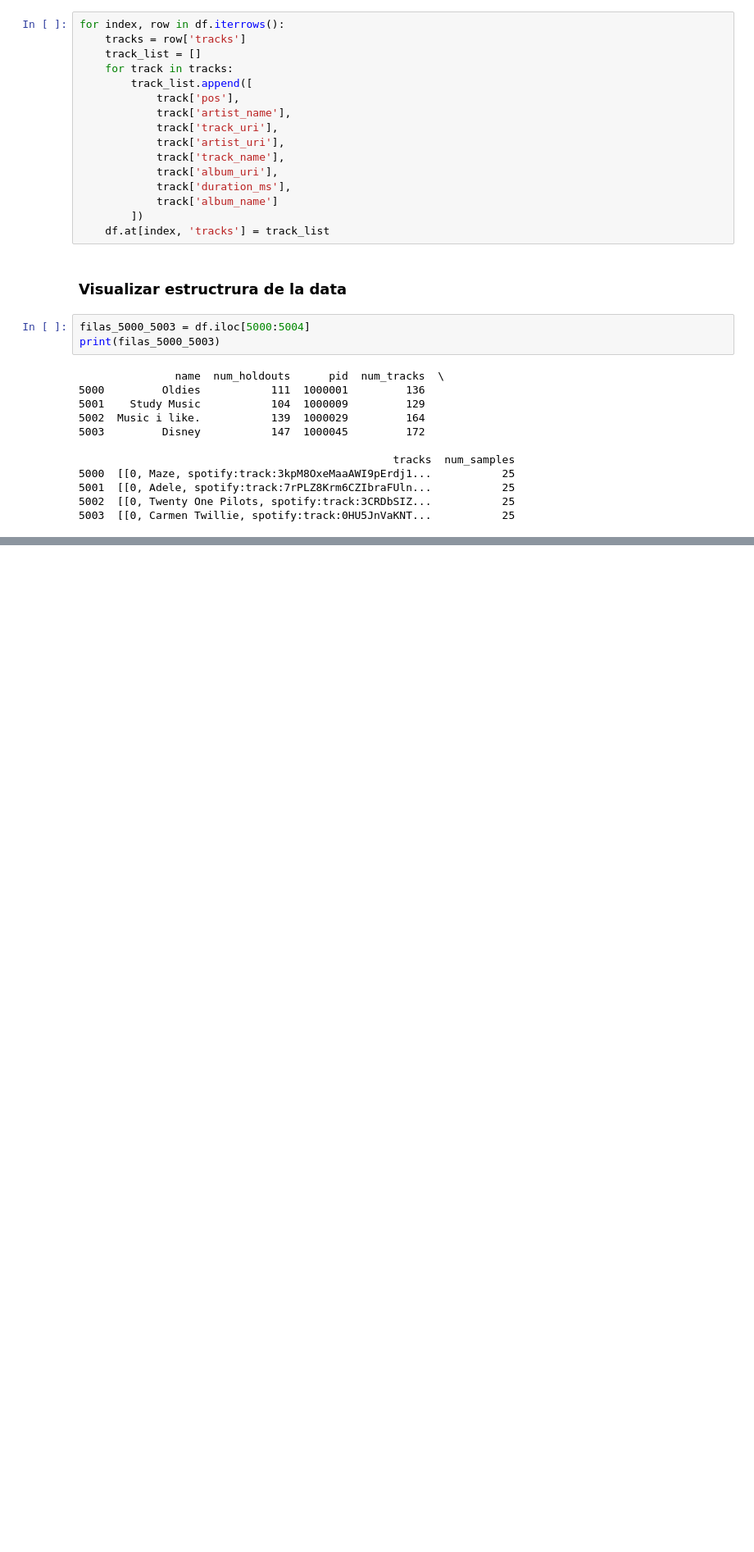
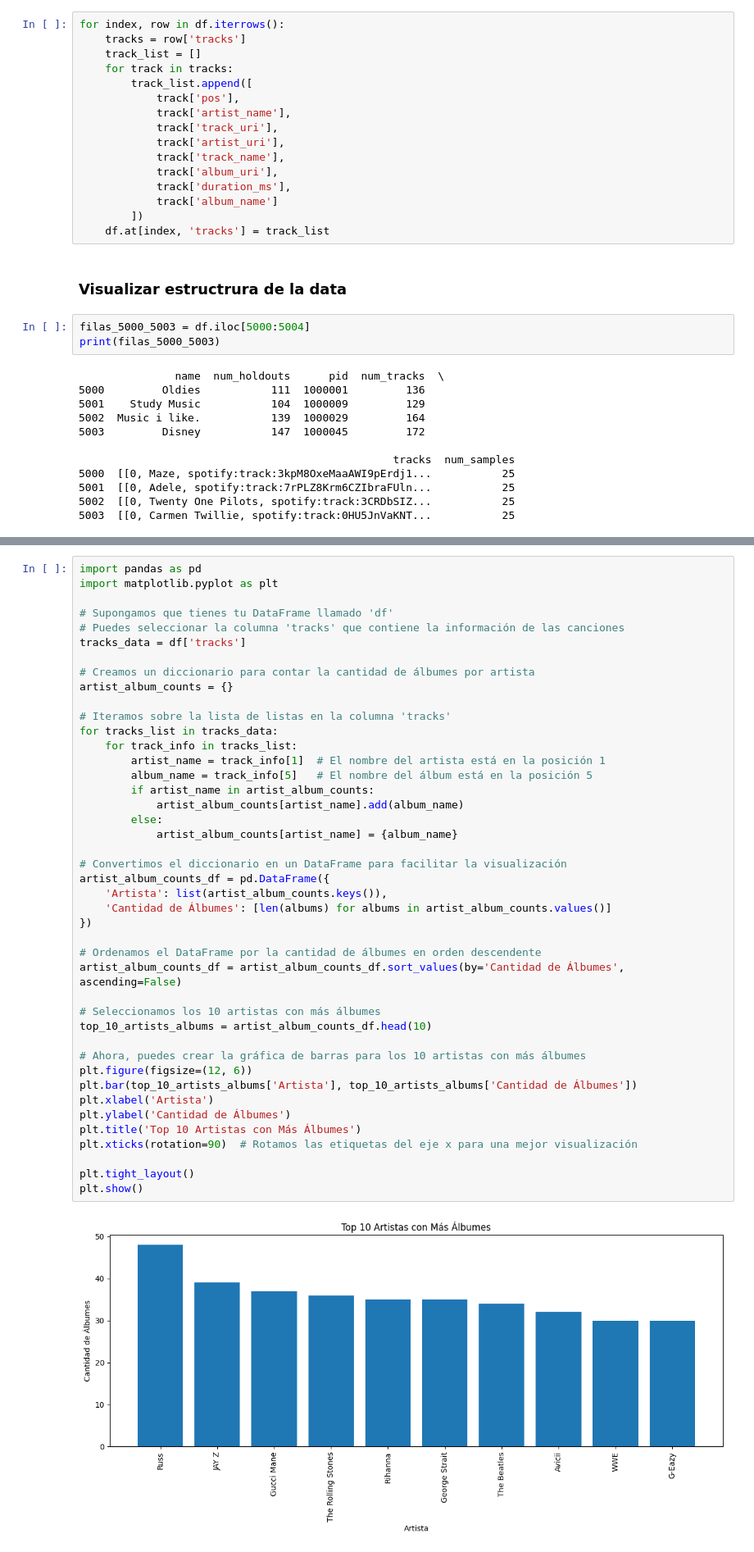
Before and after one commit to IPablo271/Proyecto-Data, a Jupyter notebook: Proyecto.ipynb, the cells around one changed output, grey strips where cells are left out. Shown at 82% size. Drawn from its saved outputs; the diff is of its cells as text; blank space fills up the shorter version.

```diff
--- a/Proyecto.ipynb
+++ b/Proyecto.ipynb
@@ -60,0 +259,45 @@ print(filas_5000_5003)
+# %%
+import pandas as pd
+import matplotlib.pyplot as plt
+
+# Supongamos que tienes tu DataFrame llamado 'df'
+# Puedes seleccionar la columna 'tracks' que contiene la información de las canciones
+tracks_data = df['tracks']
+
+# Creamos un diccionario para contar la cantidad de álbumes por artista
+artist_album_counts = {}
+
+# Iteramos sobre la lista de listas en la columna 'tracks'
+for tracks_list in tracks_data:
+    for track_info in tracks_list:
+        artist_name = track_info[1]  # El nombre del artista está en la posición 1
+        album_name = track_info[5]   # El nombre del álbum está en la posición 5
+        if artist_name in artist_album_counts:
+            artist_album_counts[artist_name].add(album_name)
+        else:
+            artist_album_counts[artist_name] = {album_name}
+
+# Convertimos el diccionario en un DataFrame para facilitar la visualización
+artist_album_counts_df = pd.DataFrame({
+    'Artista': list(artist_album_counts.keys()),
+    'Cantidad de Álbumes': [len(albums) for albums in artist_album_counts.values()]
+})
+
+# Ordenamos el DataFrame por la cantidad de álbumes en orden descendente
+artist_album_counts_df = artist_album_counts_df.sort_values(by='Cantidad de Álbumes', ascending=False)
+
+# Seleccionamos los 10 artistas con más álbumes
+top_10_artists_albums = artist_album_counts_df.head(10)
+
+# Ahora, puedes crear la gráfica de barras para los 10 artistas con más álbumes
+plt.figure(figsize=(12, 6))
+plt.bar(top_10_artists_albums['Artista'], top_10_artists_albums['Cantidad de Álbumes'])
+plt.xlabel('Artista')
+plt.ylabel('Cantidad de Álbumes')
+plt.title('Top 10 Artistas con Más Álbumes')
+plt.xticks(rotation=90)  # Rotamos las etiquetas del eje x para una mejor visualización
+
+plt.tight_layout()
+plt.show()
+# %% [output]
+[figure, added]
```
Also changed, not shown: parts of 24 cells of this notebook.
